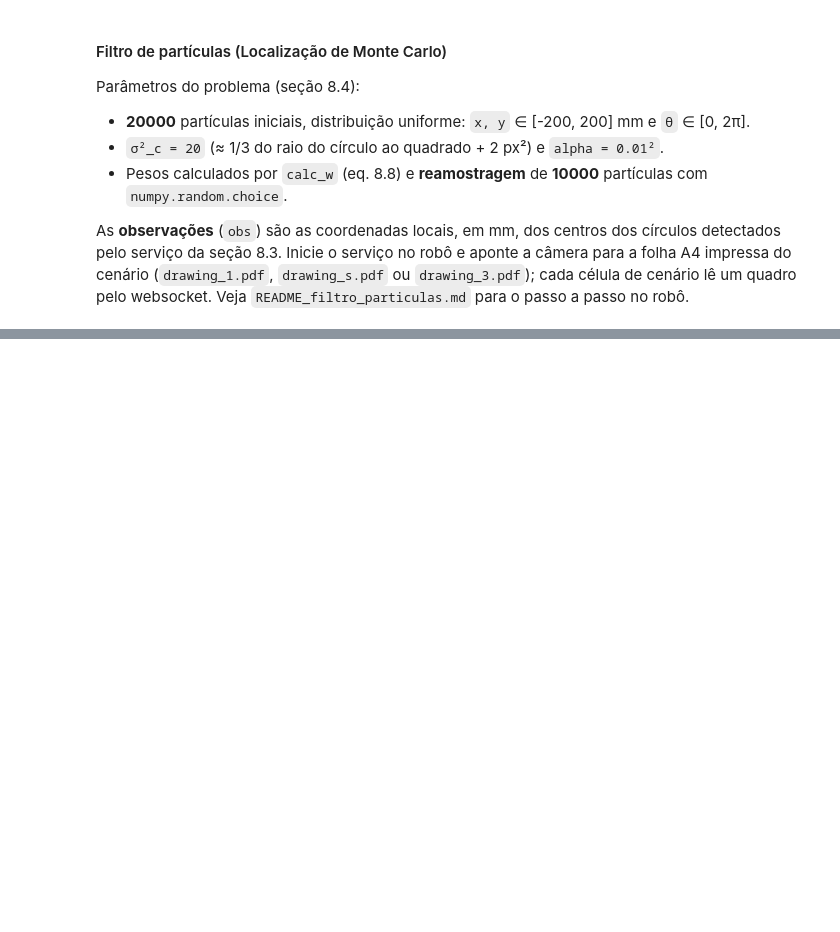
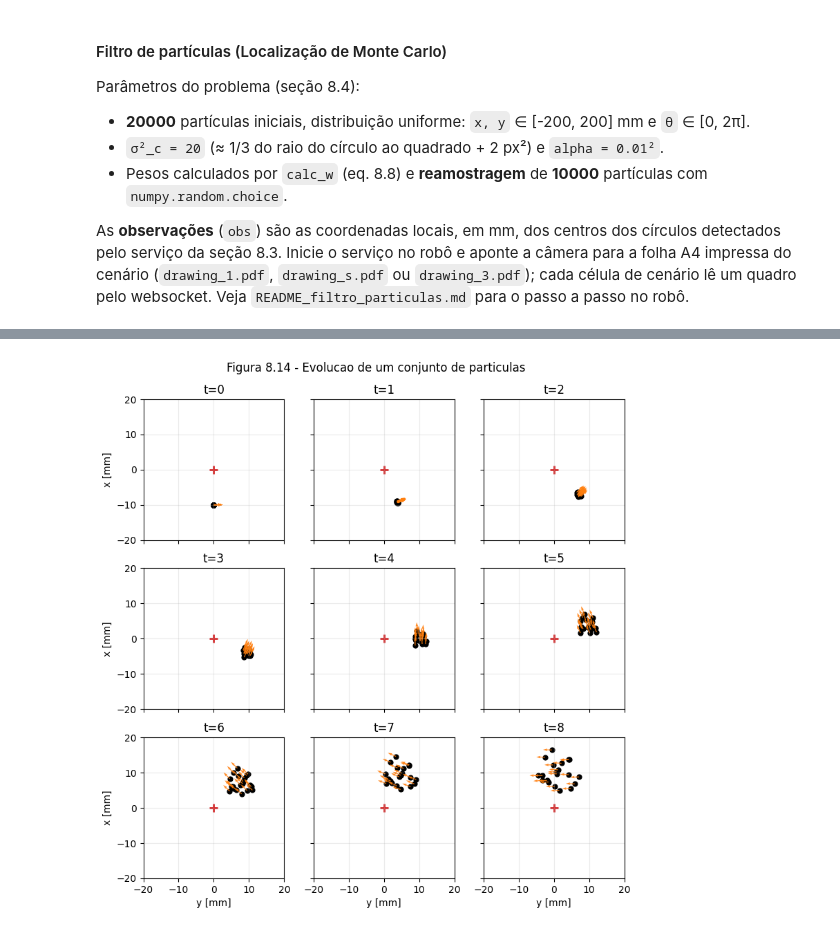
Before and after one commit to nicolasnabrink/Mobile_Robotics, a Jupyter notebook: Localizacao/pmr3502-deteccao-circulos-main/teste_servico.ipynb, the cells around one changed output, grey strips where cells are left out. Cells and saved outputs as stored; diff of their text form; code cells hidden in the pictures; blank space fills up the shorter version.

```diff
--- a/Localizacao/pmr3502-deteccao-circulos-main/teste_servico.ipynb
+++ b/Localizacao/pmr3502-deteccao-circulos-main/teste_servico.ipynb
@@ -300,0 +423,61 @@ plt.show()
+# %%
+np.random.seed(3502)
+
+N_PARTICULAS = 20
+N_PASSOS = 8
+DELTAT = 1.0
+
+estado_inicial = np.array([-10.0, 0.0, np.pi/2, 0.0, 5*np.pi/4, -np.pi/8])
+acao_constante = np.array([0.0, -5*np.pi**2/32, -np.pi/8])
+
+BETA = 0.0
+SIGMAX = 1/4
+SIGMAY = 1/4
+SIGMAW = 1/64
+EPSILON = 1e-4
+
+historico = [np.repeat(estado_inicial[None, :], N_PARTICULAS, axis=0)]
+
+for _ in range(N_PASSOS):
+    anterior = historico[-1]
+    proximo = np.array([
+        novo_estado(p, acao_constante, DELTAT, BETA, SIGMAX, SIGMAY, SIGMAW, EPSILON)
+        for p in anterior
+    ])
+    historico.append(proximo)
+
+fig, axes = plt.subplots(3, 3, figsize=(9, 9), sharex=True, sharey=True)
+
+for t, ax in enumerate(axes.flat):
+    part = historico[t]
+    # Convencao Norte-Leste-Baixo: x no eixo vertical, y no horizontal.
+    ax.scatter(part[:, 1], part[:, 0], s=24, color='black')
+
+    # Orientacao da particula: theta e medido a partir do eixo global x.
+    # Como o grafico usa horizontal=y e vertical=x, a seta fica
+    # (dy, dx) = (sin(theta), cos(theta)).
+    comprimento = 2.5
+    ax.quiver(
+        part[:, 1], part[:, 0],
+        comprimento * np.sin(part[:, 2]),
+        comprimento * np.cos(part[:, 2]),
+        angles='xy', scale_units='xy', scale=1,
+        width=0.006, color='tab:orange', alpha=0.9,
+    )
+
+    ax.scatter([0], [0], marker='+', s=80, color='tab:red', linewidths=2)
+    ax.set_title(f't={t}')
+    ax.set_xlim(-20, 20)
+    ax.set_ylim(-20, 20)
+    ax.set_aspect('equal')
+    ax.grid(True, alpha=0.25)
+
+for ax in axes[-1, :]:
+    ax.set_xlabel('y [mm]')
+for ax in axes[:, 0]:
+    ax.set_ylabel('x [mm]')
+
+fig.suptitle('Figura 8.14 - Evolucao de um conjunto de particulas', y=0.94)
+plt.show()
+# %% [output]
+[figure, added]
```
Also changed, not shown: parts of 6 cells of this notebook.
